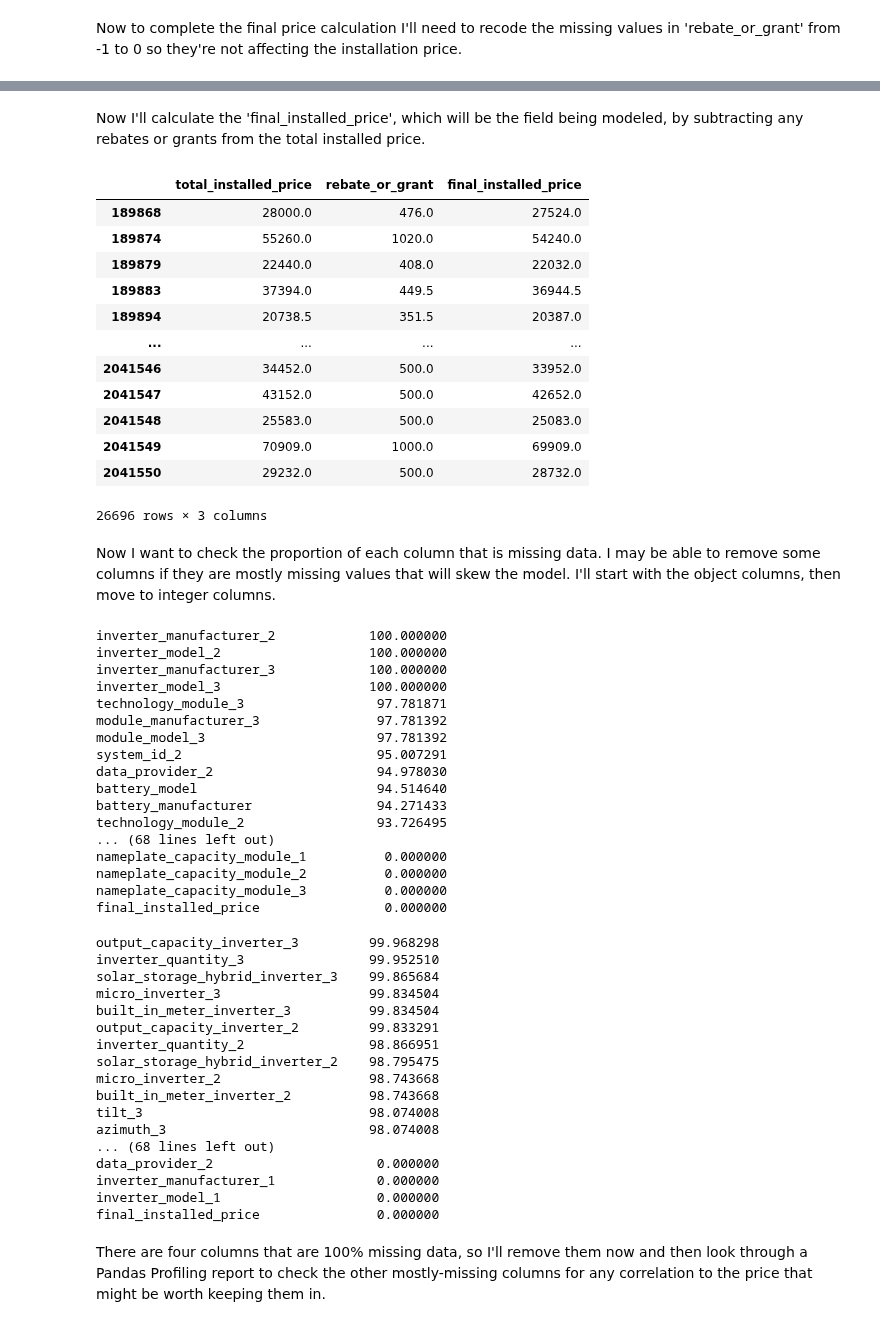
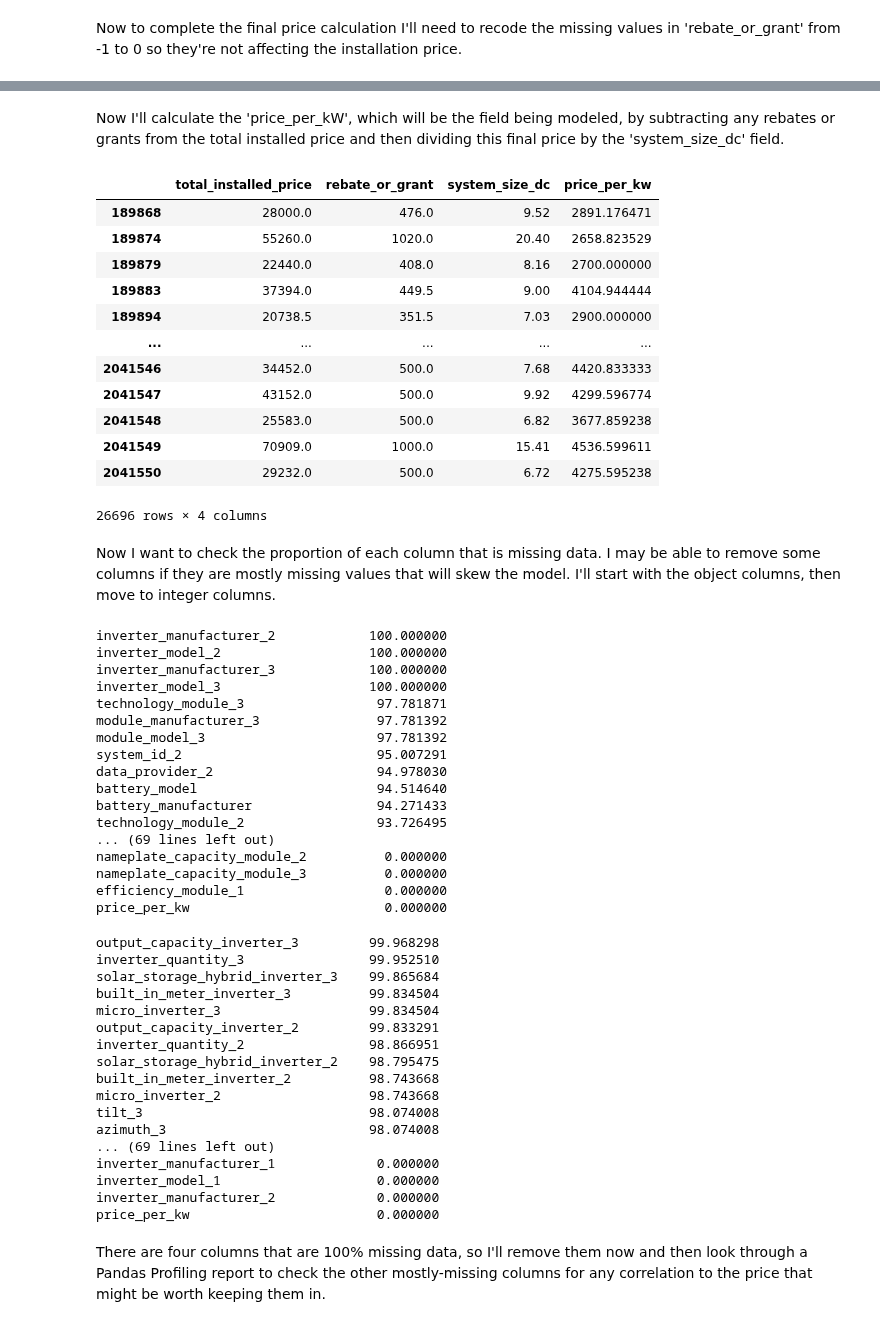
Before and after one commit to zjbrown0689/Solar-Panel-Capstone, a Jupyter notebook: notebooks/Parquet Data Wrangling.ipynb, the cells around one changed output, grey strips where cells are left out. Drawn from its saved outputs; the diff is of its cells as text; code cells hidden in the pictures.

Commit message:
Updated price per kW col

```diff
--- a/notebooks/Parquet Data Wrangling.ipynb
+++ b/notebooks/Parquet Data Wrangling.ipynb
@@ -244,22 +244,22 @@ print(date_data['rebate_or_grant'].min())
 # %% [markdown]
-Now I'll calculate the 'final_installed_price', which will be the field being modeled, by subtracting any rebates or grants from the total installed price.
+Now I'll calculate the 'price_per_kW', which will be the field being modeled, by subtracting any rebates or grants from the total installed price and then dividing this final price by the 'system_size_dc' field.
 # %%
-date_data['final_installed_price'] = date_data['total_installed_price'] - date_data['rebate_or_grant']
-date_data.loc[date_data['rebate_or_grant'] != 0.0][['total_installed_price', 'rebate_or_grant', 'final_installed_price']]
+date_data['price_per_kw'] = (date_data['total_installed_price'] - date_data['rebate_or_grant']) / date_data['system_size_dc']
+date_data.loc[date_data['rebate_or_grant'] != 0.0][['total_installed_price', 'rebate_or_grant', 'system_size_dc', 'price_per_kw']]
 # %% [output]
-|  | total_installed_price | rebate_or_grant | final_installed_price |
-| 189868 | 28000.0 | 476.0 | 27524.0 |
-| 189874 | 55260.0 | 1020.0 | 54240.0 |
-| 189879 | 22440.0 | 408.0 | 22032.0 |
-| 189883 | 37394.0 | 449.5 | 36944.5 |
-| 189894 | 20738.5 | 351.5 | 20387.0 |
-| ... | ... | ... | ... |
-| 2041546 | 34452.0 | 500.0 | 33952.0 |
-| 2041547 | 43152.0 | 500.0 | 42652.0 |
-| 2041548 | 25583.0 | 500.0 | 25083.0 |
-| 2041549 | 70909.0 | 1000.0 | 69909.0 |
-| 2041550 | 29232.0 | 500.0 | 28732.0 |
+|  | total_installed_price | rebate_or_grant | system_size_dc | price_per_kw |
+| 189868 | 28000.0 | 476.0 | 9.52 | 2891.176471 |
+| 189874 | 55260.0 | 1020.0 | 20.40 | 2658.823529 |
+| 189879 | 22440.0 | 408.0 | 8.16 | 2700.000000 |
+| 189883 | 37394.0 | 449.5 | 9.00 | 4104.944444 |
+| 189894 | 20738.5 | 351.5 | 7.03 | 2900.000000 |
+| ... | ... | ... | ... | ... |
+| 2041546 | 34452.0 | 500.0 | 7.68 | 4420.833333 |
+| 2041547 | 43152.0 | 500.0 | 9.92 | 4299.596774 |
+| 2041548 | 25583.0 | 500.0 | 6.82 | 3677.859238 |
+| 2041549 | 70909.0 | 1000.0 | 15.41 | 4536.599611 |
+| 2041550 | 29232.0 | 500.0 | 6.72 | 4275.595238 |
-26696 rows × 3 columns
+26696 rows × 4 columns
 # %% [markdown]
 Now I want to check the proportion of each column that is missing data. I may be able to remove some columns if they are mostly missing values that will skew the model. I'll start with the object columns, then move to integer columns.
 # %%
@@ -278,11 +278,11 @@ data_provider_2                     94.978030
 battery_model                       94.514640
 battery_manufacturer                94.271433
 technology_module_2                 93.726495
-... (68 lines left out)
-nameplate_capacity_module_1          0.000000
+... (69 lines left out)
 nameplate_capacity_module_2          0.000000
 nameplate_capacity_module_3          0.000000
-final_installed_price                0.000000
+efficiency_module_1                  0.000000
+price_per_kw                         0.000000
 # %%
 int_missing = (date_data[newest_data == -1].count() / date_data.count() * 100).sort_values(ascending=False).to_string()
 print(int_missing)
@@ -290,20 +290,20 @@ print(int_missing)
 output_capacity_inverter_3         99.968298
 inverter_quantity_3                99.952510
 solar_storage_hybrid_inverter_3    99.865684
+built_in_meter_inverter_3          99.834504
 micro_inverter_3                   99.834504
-built_in_meter_inverter_3          99.834504
 output_capacity_inverter_2         99.833291
 inverter_quantity_2                98.866951
 solar_storage_hybrid_inverter_2    98.795475
+built_in_meter_inverter_2          98.743668
 micro_inverter_2                   98.743668
-built_in_meter_inverter_2          98.743668
 tilt_3                             98.074008
 azimuth_3                          98.074008
-... (68 lines left out)
-data_provider_2                     0.000000
+... (69 lines left out)
 inverter_manufacturer_1             0.000000
 inverter_model_1                    0.000000
-final_installed_price               0.000000
+inverter_manufacturer_2             0.000000
+price_per_kw                        0.000000
 # %% [markdown]
 There are four columns that are 100% missing data, so I'll remove them now and then look through a Pandas Profiling report to check the other mostly-missing columns for any correlation to the price that might be worth keeping them in.
 # %%
```
Also changed, not shown: parts of 10 cells of this notebook.
